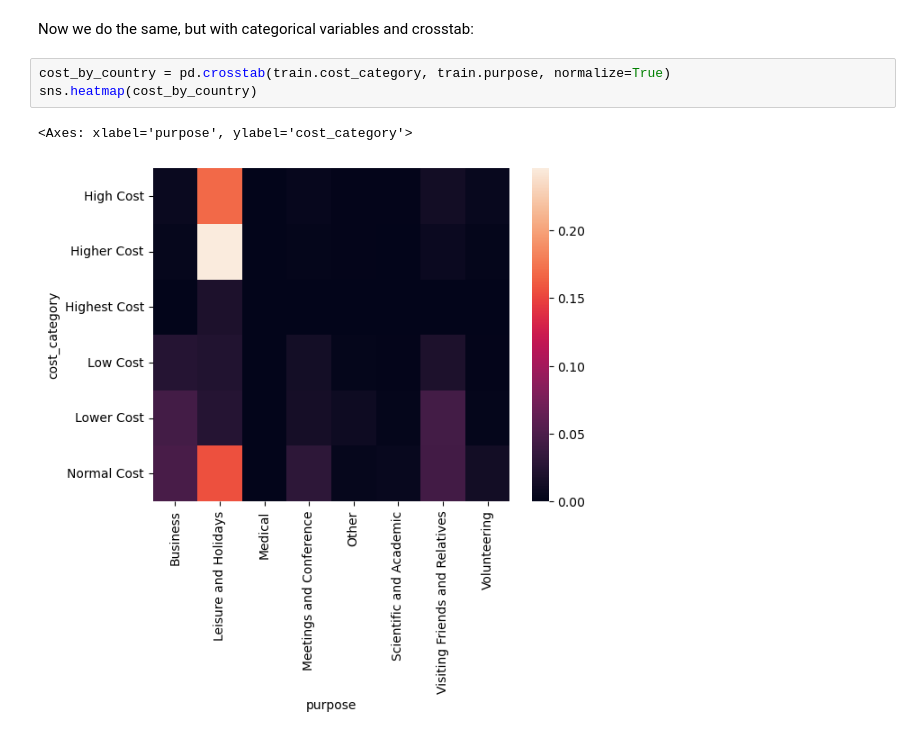
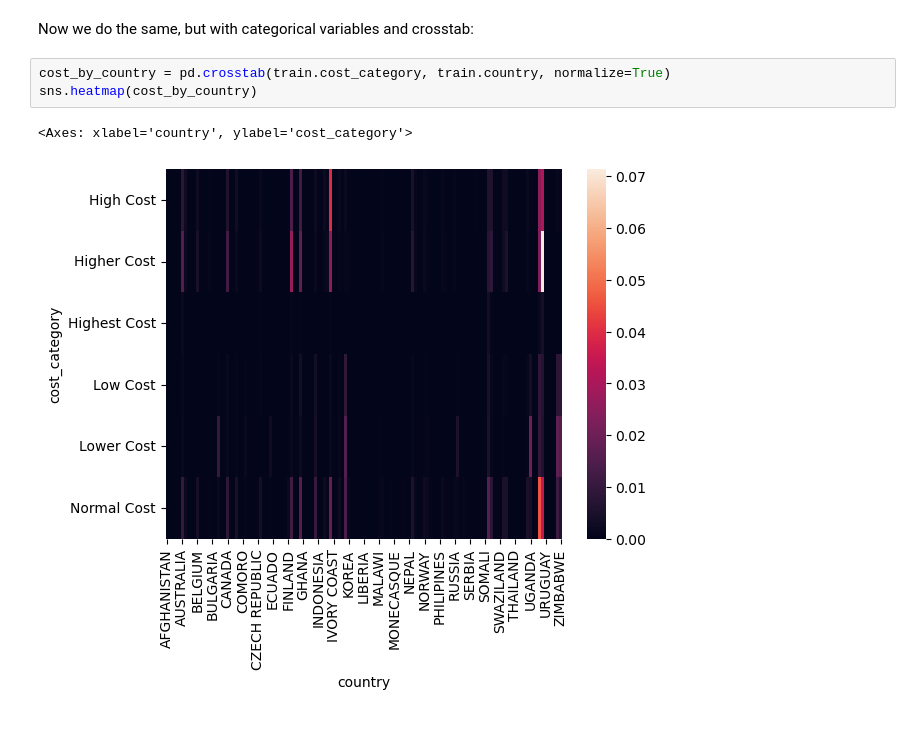
Before and after one commit to dylannguyen2809/ai4d, a Jupyter notebook: data-exploration.ipynb, the cells around one changed output. Drawn from its saved outputs; the diff is of its cells as text.

```diff
--- a/data-exploration.ipynb
+++ b/data-exploration.ipynb
@@ -190,8 +190,8 @@ sns.heatmap(correlations, cmap="vlag", vmin=-1, vmax=1)
 # %% [markdown]
 Now we do the same, but with categorical variables and crosstab:
 # %%
-cost_by_country = pd.crosstab(train.cost_category, train.purpose, normalize=True)
+cost_by_country = pd.crosstab(train.cost_category, train.country, normalize=True)
 sns.heatmap(cost_by_country)
 # %% [output]
-<Axes: xlabel='purpose', ylabel='cost_category'>
+<Axes: xlabel='country', ylabel='cost_category'>
-[figure, old version]
+[figure, new version]
```
Also changed, not shown: 1 other file.
